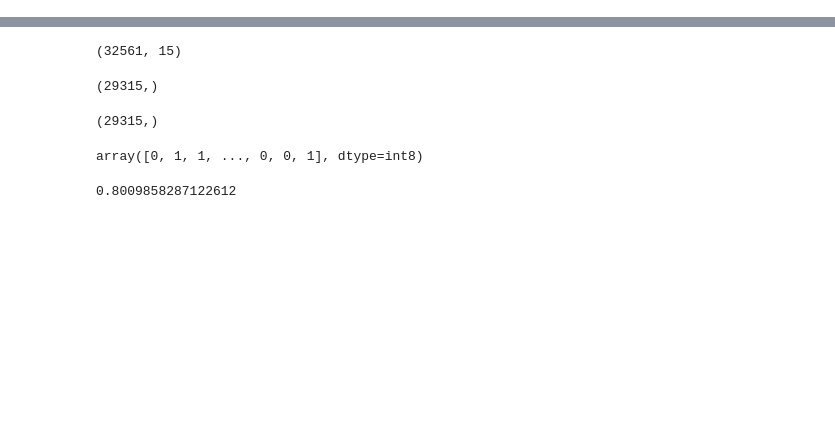
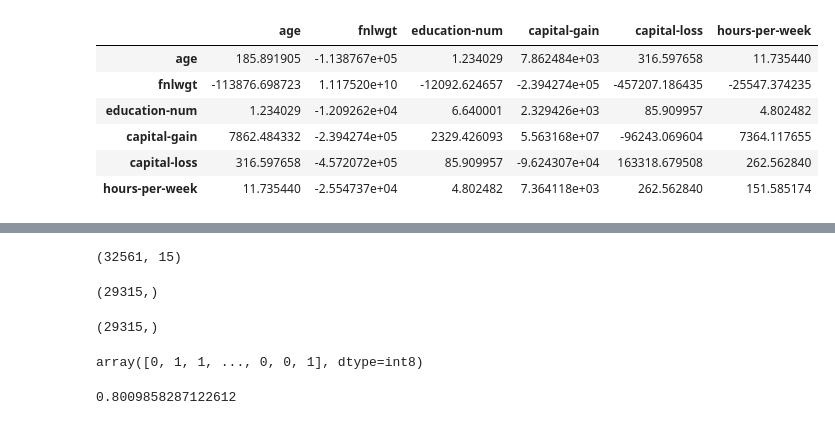
Before and after one commit to clyton/uci-cs273p-project, a Jupyter notebook: adult/adult.ipynb, the cells around one changed output, grey strips where cells are left out. Drawn from its saved outputs; the diff is of its cells as text; code cells hidden in the pictures; blank space fills up the shorter version.

```diff
--- a/adult/adult.ipynb
+++ b/adult/adult.ipynb
@@ -3,0 +50,10 @@ import numpy as np
+# %%
+trdf.cov()
+# %% [output]
+|  | age | fnlwgt | education-num | capital-gain | capital-loss | hours-per-week |
+| age | 185.891905 | -1.138767e+05 | 1.234029 | 7.862484e+03 | 316.597658 | 11.735440 |
+| fnlwgt | -113876.698723 | 1.117520e+10 | -12092.624657 | -2.394274e+05 | -457207.186435 | -25547.374235 |
+| education-num | 1.234029 | -1.209262e+04 | 6.640001 | 2.329426e+03 | 85.909957 | 4.802482 |
+| capital-gain | 7862.484332 | -2.394274e+05 | 2329.426093 | 5.563168e+07 | -96243.069604 | 7364.117655 |
+| capital-loss | 316.597658 | -4.572072e+05 | 85.909957 | -9.624307e+04 | 163318.679508 | 262.562840 |
+| hours-per-week | 11.735440 | -2.554737e+04 | 4.802482 | 7.364118e+03 | 262.562840 | 151.585174 |
```
Also changed, not shown: parts of 19 cells of this notebook.
